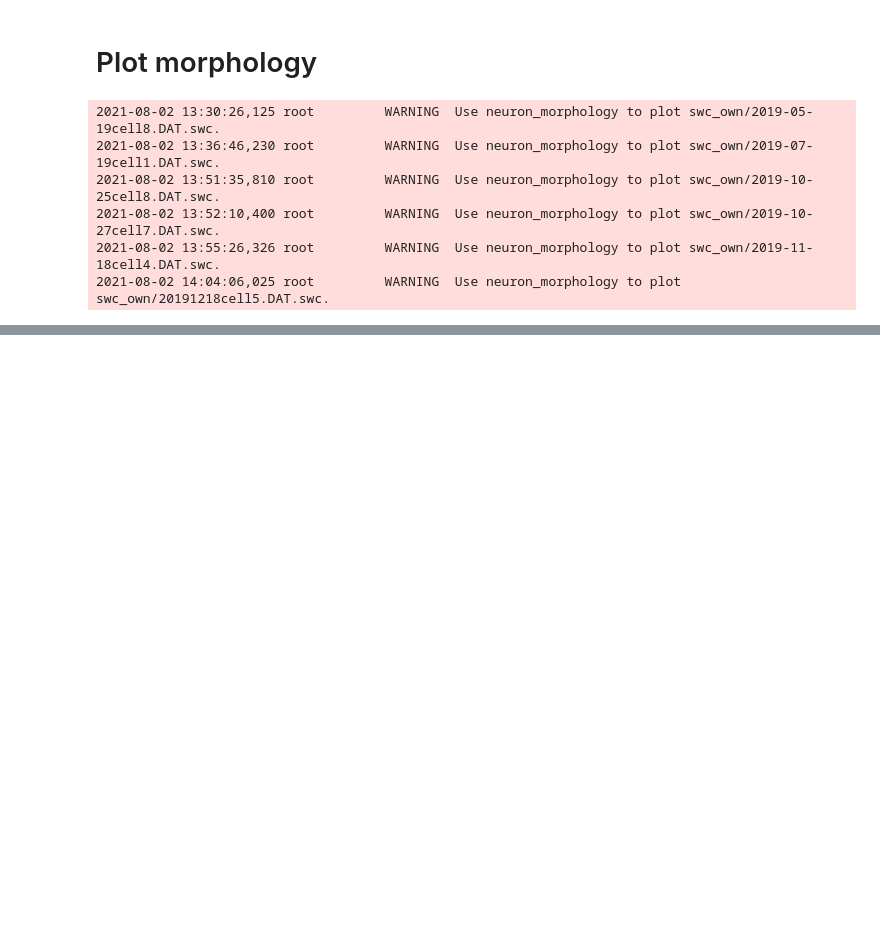
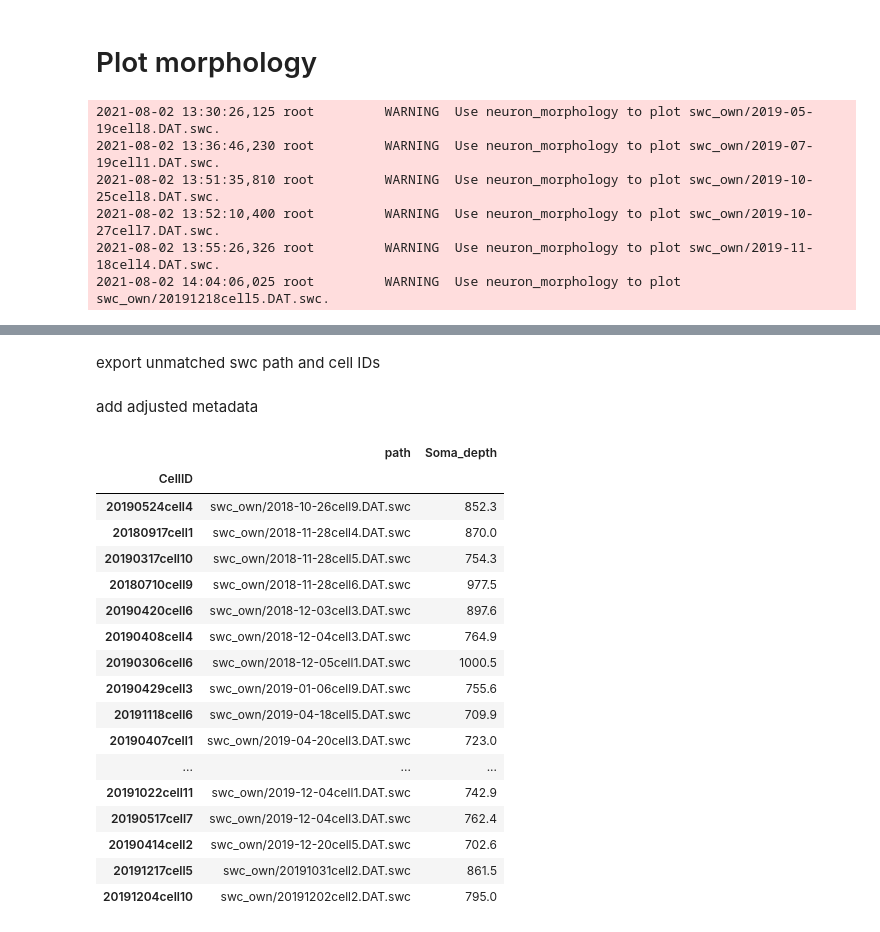
Before and after one commit to githubfzq/Patch-Seq-Data-Analysis, a Jupyter notebook: CJW/morpho.ipynb, the cells around one changed output, grey strips where cells are left out. Drawn from its saved outputs; the diff is of its cells as text; code cells hidden in the pictures; blank space fills up the shorter version.

```diff
--- a/CJW/morpho.ipynb
+++ b/CJW/morpho.ipynb
@@ -19,0 +41,7 @@ plot_and_save_swcs(swcs, fig_path)
+# %%
+depth_df = pd.read_csv('Soma_depth.csv', index_col='CellID')
+# %%
+swc_files_df = pd.DataFrame({'CellID': f.stem.split('.')[0].replace('-',''),
+                             'path': f}
+                            for f in Path('swc_own').iterdir()).set_index('CellID')
+meta_df = depth_df.join(swc_files_df, how='inner')
@@ -19,0 +65,2 @@ plot_and_save_swcs(swcs, fig_path)
+# %% [markdown]
+export unmatched swc path and cell IDs
@@ -19,0 +73,28 @@ plot_and_save_swcs(swcs, fig_path)
+# %% [markdown]
+add adjusted metadata
+# %%
+unmatched_df = pd.read_csv('unmatched.cell.id.csv')
+# %%
+meta_df_2 = (swc_files_df.reset_index().merge(unmatched_df[['CellID', 'CellID_provider']])
+             .drop(columns='CellID').rename(columns={'CellID_provider': 'CellID'})
+             .set_index('CellID').join(depth_df))
+meta_df_2
+# %% [output]
+|  | path | Soma_depth |
+| CellID |  |  |
+| 20190524cell4 | swc_own/2018-10-26cell9.DAT.swc | 852.3 |
+| 20180917cell1 | swc_own/2018-11-28cell4.DAT.swc | 870.0 |
+| 20190317cell10 | swc_own/2018-11-28cell5.DAT.swc | 754.3 |
+| 20180710cell9 | swc_own/2018-11-28cell6.DAT.swc | 977.5 |
+| 20190420cell6 | swc_own/2018-12-03cell3.DAT.swc | 897.6 |
+| 20190408cell4 | swc_own/2018-12-04cell3.DAT.swc | 764.9 |
+| 20190306cell6 | swc_own/2018-12-05cell1.DAT.swc | 1000.5 |
+| 20190429cell3 | swc_own/2019-01-06cell9.DAT.swc | 755.6 |
+| 20191118cell6 | swc_own/2019-04-18cell5.DAT.swc | 709.9 |
+| 20190407cell1 | swc_own/2019-04-20cell3.DAT.swc | 723.0 |
+| ... | ... | ... |
+| 20191022cell11 | swc_own/2019-12-04cell1.DAT.swc | 742.9 |
+| 20190517cell7 | swc_own/2019-12-04cell3.DAT.swc | 762.4 |
+| 20190414cell2 | swc_own/2019-12-20cell5.DAT.swc | 702.6 |
+| 20191217cell5 | swc_own/20191031cell2.DAT.swc | 861.5 |
+| 20191204cell10 | swc_own/20191202cell2.DAT.swc | 795.0 |
```
Also changed, not shown: parts of 19 cells of this notebook, 1 other file.
